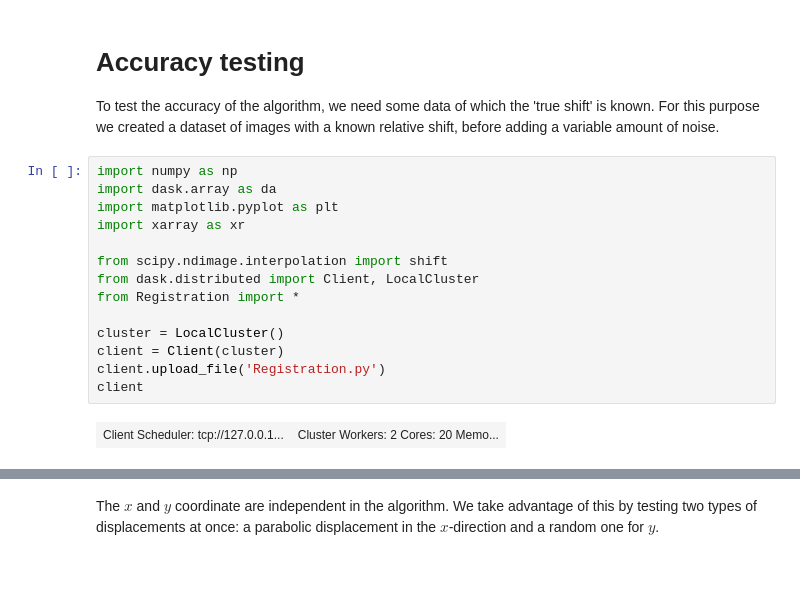
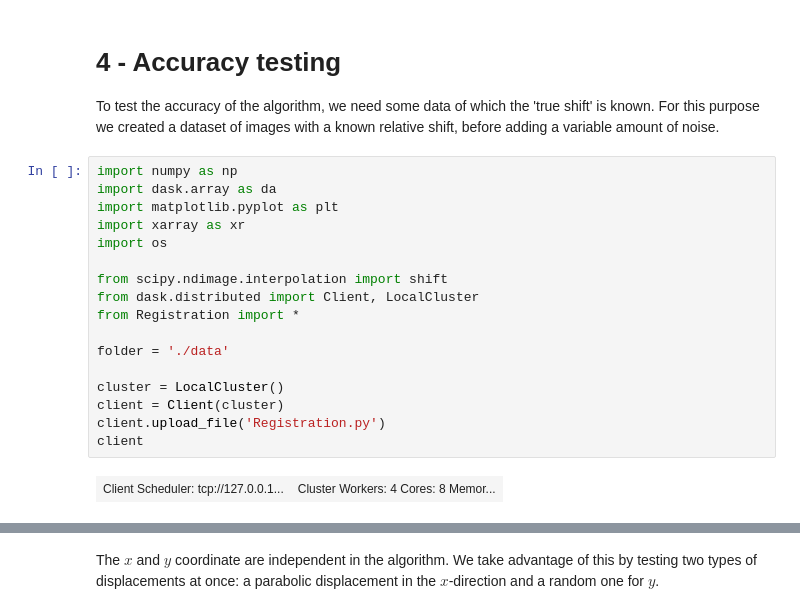
Before and after one commit to TAdeJong/LEEM-analysis, a Jupyter notebook: 4 - Accuracy testing.ipynb, the cells around one changed output, grey strips where cells are left out. Drawn from its saved outputs; the diff is of its cells as text; blank space fills up the shorter version.

```diff
--- a/4 - Accuracy testing.ipynb
+++ b/4 - Accuracy testing.ipynb
@@ -1,22 +1,25 @@
 # %% [markdown]
-# Accuracy testing
+# 4 - Accuracy testing
 To test the accuracy of the algorithm, we need some data of which the 'true shift' is known. For this purpose we created a dataset of images with a known relative shift, before adding a variable amount of noise.
 # %%
 import numpy as np
 import dask.array as da
 import matplotlib.pyplot as plt
 import xarray as xr
+import os
 
 from scipy.ndimage.interpolation import shift
 from dask.distributed import Client, LocalCluster
 from Registration import *
 
+folder = './data'
+
 cluster = LocalCluster()
 client = Client(cluster)
 client.upload_file('Registration.py')
 client
 # %% [output]
-| Client Scheduler: tcp://127.0.0.1... | Cluster Workers: 2 Cores: 20 Memo... |
+| Client Scheduler: tcp://127.0.0.1... | Cluster Workers: 4 Cores: 8 Memor... |
 # %%
 fftsize=256*2 // 2
 x,y = np.mgrid[-fftsize-4:fftsize+4,-fftsize-4:fftsize+4]
```
Also changed, not shown: parts of 6 cells of this notebook, 11 other files.
